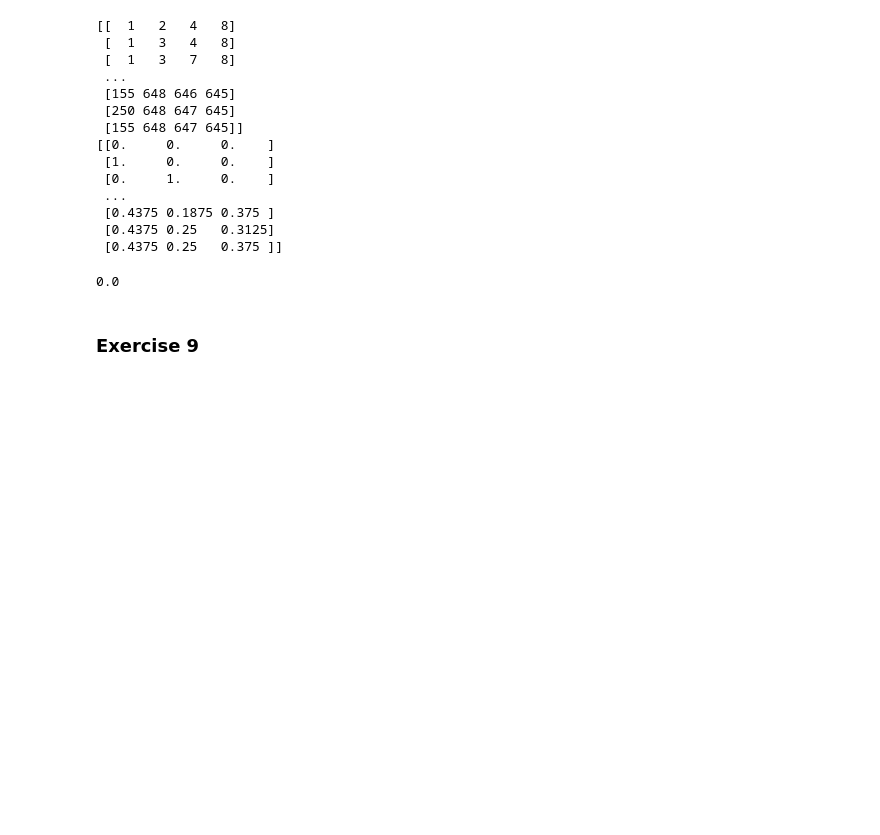
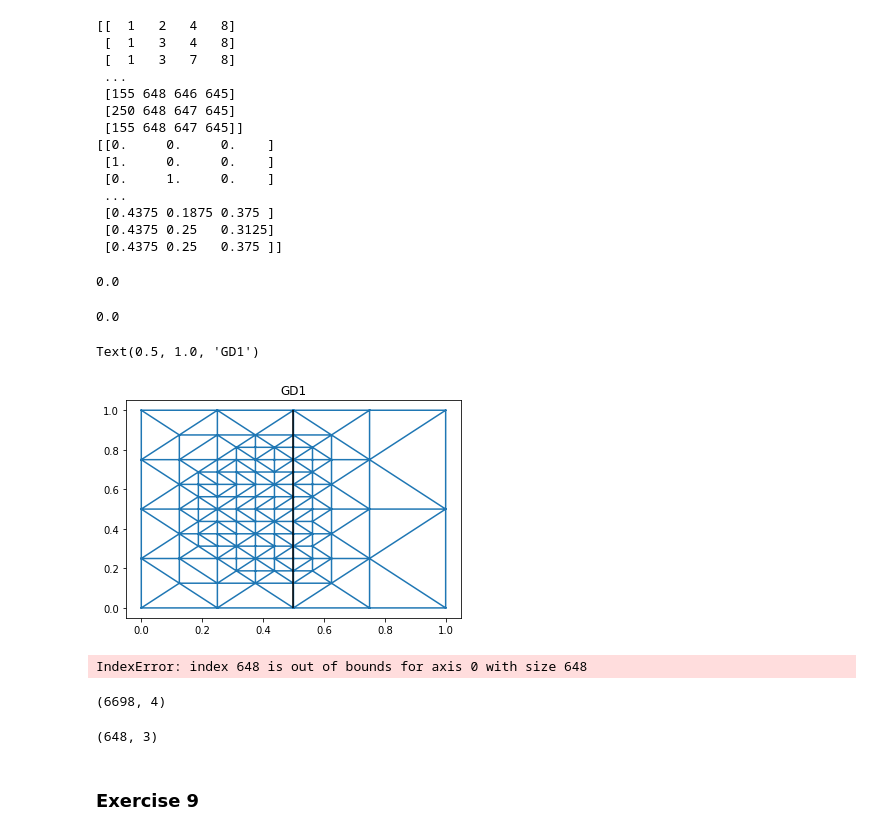
Before and after one commit to DionEngels/ScientificProgramming, a Jupyter notebook: Set 2/exset2.ipynb, the cells around one changed output. Cells and saved outputs as stored; diff of their text form; code cells hidden in the pictures; blank space fills up the shorter version.

```diff
--- a/Set 2/exset2.ipynb
+++ b/Set 2/exset2.ipynb
@@ -527,6 +518,37 @@ IJVR = IJVR.reshape((4,3))
 print(np.linalg.norm(IJVW-IJVR,2))
 # %% [output]
 0.0
+# %%
+IJVW  =   np.array([[1,2,3.0],[2,2,-1.0],[3,2,0.1],[4,2,1/3]]);
+IJVW2 = 2*np.array([[1,2,3.0],[2,2,-1.0],[3,2,0.1],[4,2,1/3]]);
+# only the first matrix is saved ...
+np.save("IJV.npy", IJVW, IJVW2)
+IJVR = np.load("IJV.npy")
+print(np.linalg.norm(IJVW-IJVR,2))
+# %% [output]
+0.0
+# %%
+plt.triplot(XYZ[:,0], XYZ[:,1], triangles=KLW)
+plt.vlines(1/2, 0, 1)
+plt.title('GD1')
+# %% [output]
+Text(0.5, 1.0, 'GD1')
+[figure, added]
+# %%
+import trimesh
+
+mesh = trimesh.Trimesh(vertices=XYZ, faces=KLW)
+mesh.show()
+# %% [output]
+IndexError: index 648 is out of bounds for axis 0 with size 648
+# %%
+KLW.shape
+# %% [output]
+(6698, 4)
+# %%
+XYZ.shape
+# %% [output]
+(648, 3)
 # %% [markdown]
 ### Exercise 9
 # %%
```
Also changed, not shown: parts of 10 cells of this notebook.
